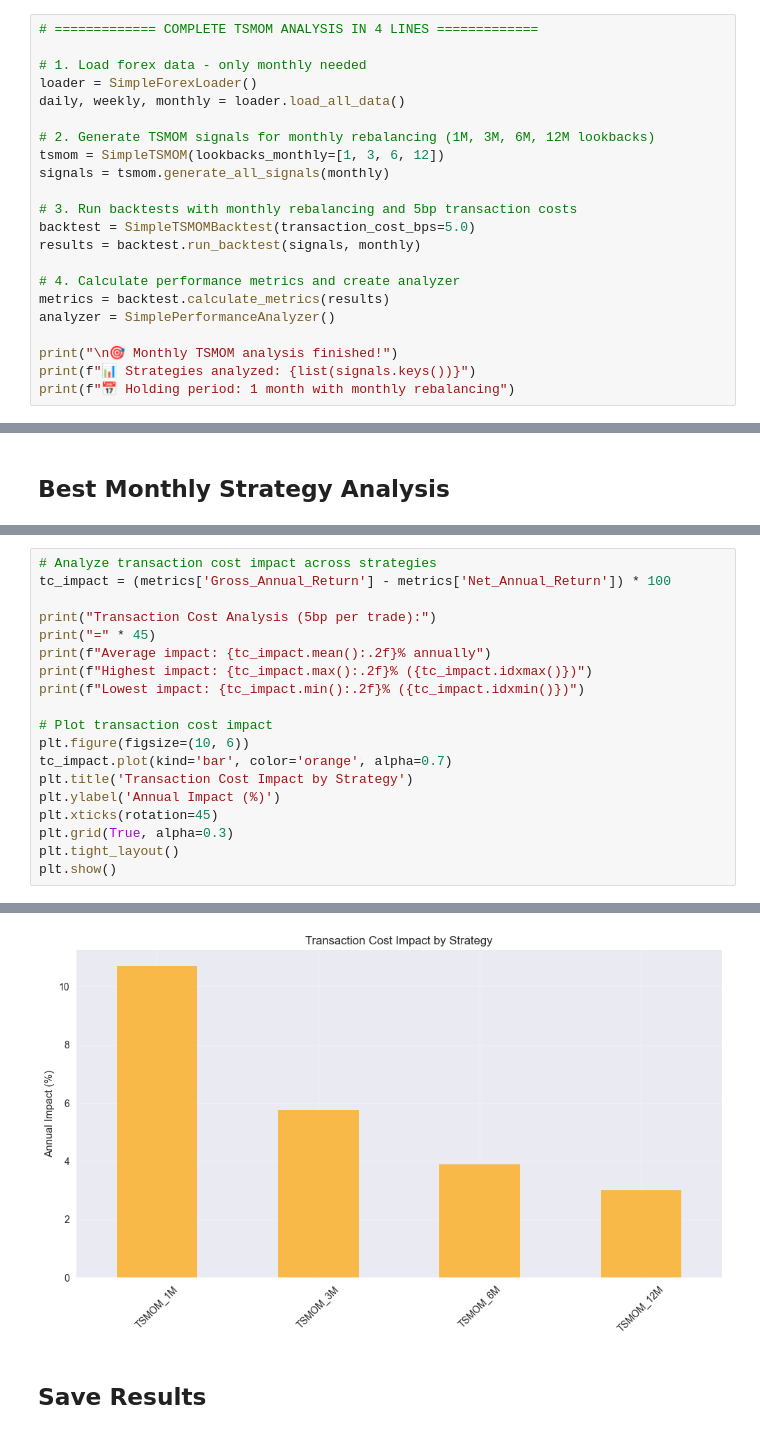
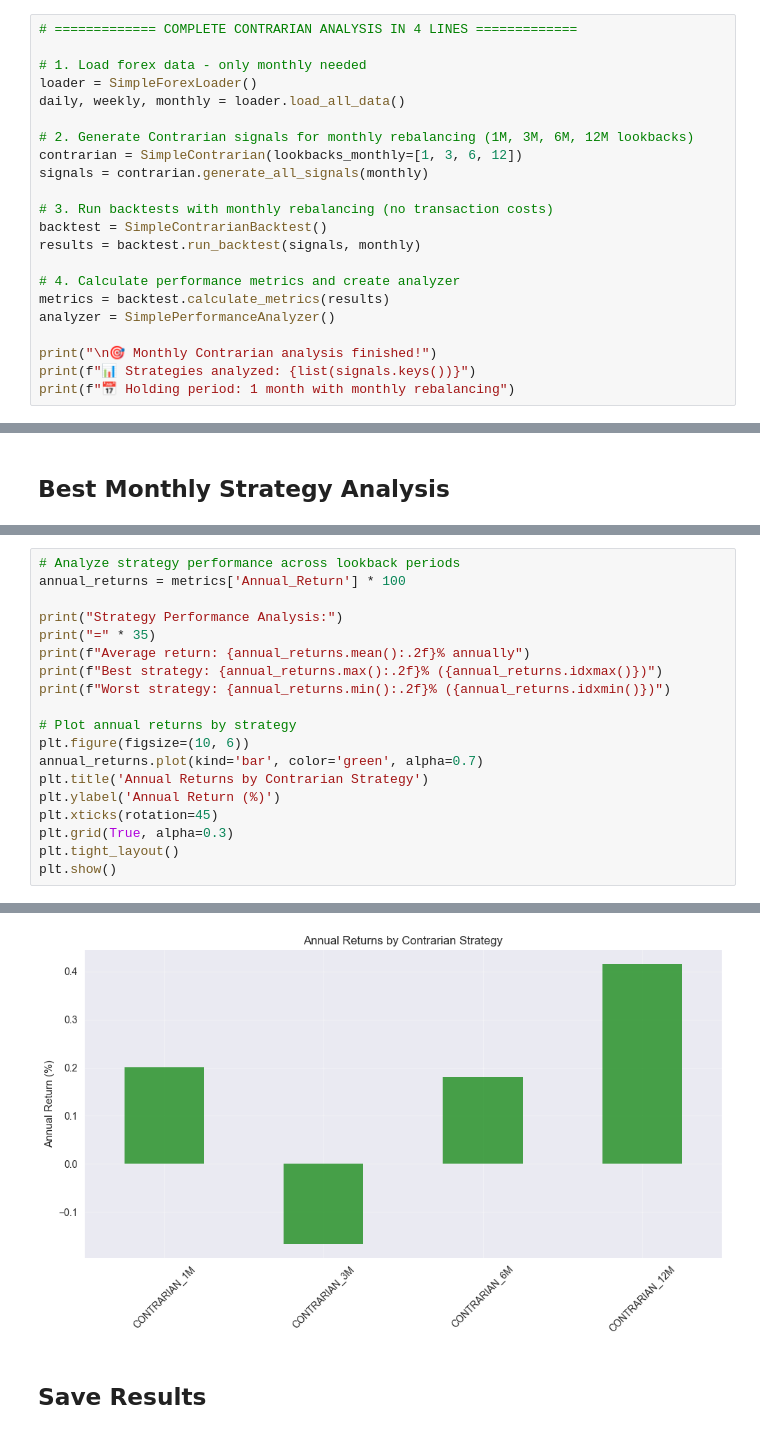
Before and after one commit to edoardoCame/Momentum-and-Contrarian, a Jupyter notebook: approaches/time_series_momentum/notebooks/tsmom_analysis.ipynb, the cells around one changed output, grey strips where cells are left out. Drawn from its saved outputs; the diff is of its cells as text.

Commit message:
fixed contrarian

```diff
--- a/approaches/time_series_momentum/notebooks/tsmom_analysis.ipynb
+++ b/approaches/time_series_momentum/notebooks/tsmom_analysis.ipynb
@@ -37,23 +37,23 @@ print("✅ All modules imported successfully!")
 # %%
-# ============= COMPLETE TSMOM ANALYSIS IN 4 LINES =============
+# ============= COMPLETE CONTRARIAN ANALYSIS IN 4 LINES =============
 
 # 1. Load forex data - only monthly needed
 loader = SimpleForexLoader()
 daily, weekly, monthly = loader.load_all_data()
 
-# 2. Generate TSMOM signals for monthly rebalancing (1M, 3M, 6M, 12M lookbacks)
-tsmom = SimpleTSMOM(lookbacks_monthly=[1, 3, 6, 12])
-signals = tsmom.generate_all_signals(monthly)
+# 2. Generate Contrarian signals for monthly rebalancing (1M, 3M, 6M, 12M lookbacks)
+contrarian = SimpleContrarian(lookbacks_monthly=[1, 3, 6, 12])
+signals = contrarian.generate_all_signals(monthly)
 
-# 3. Run backtests with monthly rebalancing and 5bp transaction costs
-backtest = SimpleTSMOMBacktest(transaction_cost_bps=5.0)
+# 3. Run backtests with monthly rebalancing (no transaction costs)
+backtest = SimpleContrarianBacktest()
 results = backtest.run_backtest(signals, monthly)
 
 # 4. Calculate performance metrics and create analyzer
 metrics = backtest.calculate_metrics(results)
 analyzer = SimplePerformanceAnalyzer()
 
-print("\n🎯 Monthly TSMOM analysis finished!")
+print("\n🎯 Monthly Contrarian analysis finished!")
 print(f"📊 Strategies analyzed: {list(signals.keys())}")
 print(f"📅 Holding period: 1 month with monthly rebalancing")
 # %% [output]
@@ -192,18 +190,18 @@ Transaction Cost Impact: 3.00%
 # %%
-# Analyze transaction cost impact across strategies
-tc_impact = (metrics['Gross_Annual_Return'] - metrics['Net_Annual_Return']) * 100
+# Analyze strategy performance across lookback periods
+annual_returns = metrics['Annual_Return'] * 100
 
-print("Transaction Cost Analysis (5bp per trade):")
-print("=" * 45)
-print(f"Average impact: {tc_impact.mean():.2f}% annually")
-print(f"Highest impact: {tc_impact.max():.2f}% ({tc_impact.idxmax()})")
-print(f"Lowest impact: {tc_impact.min():.2f}% ({tc_impact.idxmin()})")
+print("Strategy Performance Analysis:")
+print("=" * 35)
+print(f"Average return: {annual_returns.mean():.2f}% annually")
+print(f"Best strategy: {annual_returns.max():.2f}% ({annual_returns.idxmax()})")
+print(f"Worst strategy: {annual_returns.min():.2f}% ({annual_returns.idxmin()})")
 
-# Plot transaction cost impact
+# Plot annual returns by strategy
 plt.figure(figsize=(10, 6))
-tc_impact.plot(kind='bar', color='orange', alpha=0.7)
-plt.title('Transaction Cost Impact by Strategy')
-plt.ylabel('Annual Impact (%)')
+annual_returns.plot(kind='bar', color='green', alpha=0.7)
+plt.title('Annual Returns by Contrarian Strategy')
+plt.ylabel('Annual Return (%)')
 plt.xticks(rotation=45)
 plt.grid(True, alpha=0.3)
 plt.tight_layout()
@@ -217,4 +215,4 @@ Lowest impact: 3.00% (TSMOM_12M)
-[figure, old version]
+[figure, new version]
 # %% [markdown]
 ## Save Results
 # %%
```
Also changed, not shown: parts of 16 cells of this notebook, 16 other files.
